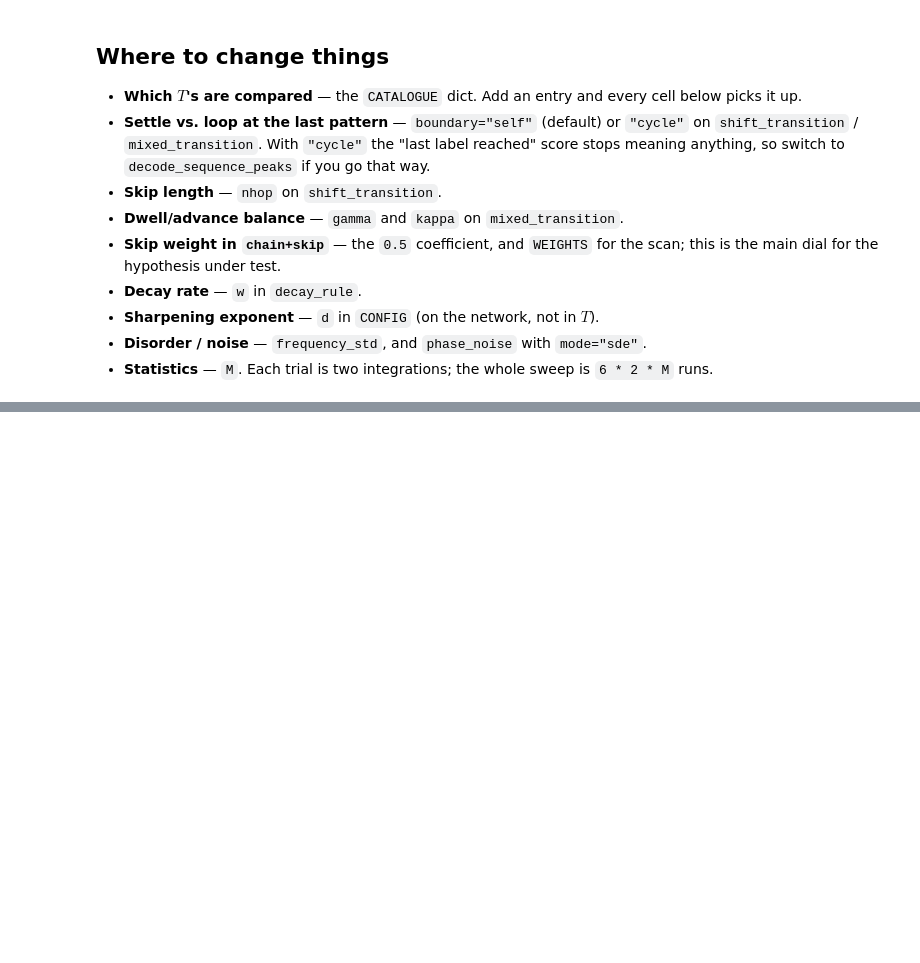
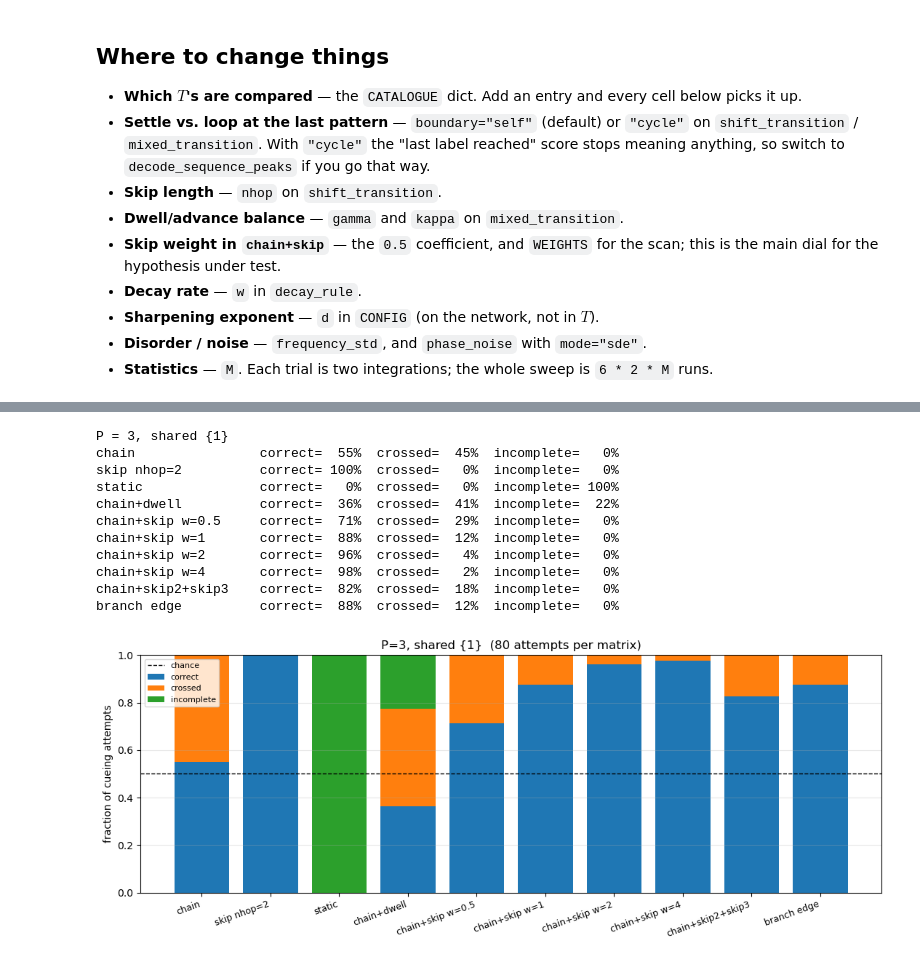
Before and after one commit to dvnrlv/Kuramoto-CD-DAM, a Jupyter notebook: kuramoto/crossover_transition.ipynb, the cells around one changed output, grey strips where cells are left out. Drawn from its saved outputs; the diff is of its cells as text; code cells hidden in the pictures; blank space fills up the shorter version.

```diff
--- a/kuramoto/crossover_transition.ipynb
+++ b/kuramoto/crossover_transition.ipynb
@@ -432,0 +491,33 @@ plt.show()
+# %%
+W_VALUES = [0.0, 0.5, 1.0, 2.0, 4.0]     # the Sigma^(2) weight in chain+skip
+
+def lag_matrix(P_, weights, boundary=None):
+    """gamma = 0 member of the family: sum_k w_k Sigma^(k+1), normalized to unit total weight.
+
+    weights[k] is the weight on the hop-(k+1) term, so weights[0] is the plain chain.
+    Normalizing keeps the total drive independent of how many hops vote, which is what makes
+    these rows comparable to Part I's."""
+    T = sum(w * ktr.shift_transition(P_, nhop=k + 1, boundary=boundary)
+            for k, w in enumerate(weights) if w)
+    return T / sum(w for w in weights if w)
+
+
+def rule_catalogue(P_, shared_run=1, boundary=None):
+    """The table above, at P_ patterns. `branch edge` is the only member that needs the
+    geometry: its hop is nhop = L + 1 for a shared run of length L."""
+    catalogue = {
+        "chain":        lag_matrix(P_, [1.0], boundary=boundary),
+        "skip nhop=2":  ktr.shift_transition(P_, nhop=2, boundary=boundary),
+        "static":       ktr.static_transition(P_, gamma=1.0),
+        "chain+dwell":  ktr.mixed_transition(P_, gamma=0.1, kappa=1.0, boundary=boundary) / 1.1,
+    }
+    for w in W_VALUES[1:]:
+        catalogue[f"chain+skip w={w:g}"] = lag_matrix(P_, [1.0, w], boundary=boundary)
+    catalogue["chain+skip2+skip3"] = lag_matrix(P_, [1.0, 0.5, 0.25], boundary=boundary)
+    catalogue["branch edge"]       = lag_matrix(P_, [1.0] + [0.0] * shared_run + [1.0],
+                                                boundary=boundary)
+    return catalogue
+
+
+for name, T in rule_catalogue(5).items():
+    print(f"{name}\n{np.round(T, 3)}\n")
@@ -432,0 +775,18 @@ plt.show()
+# %%
+print("P = 3, shared {1}")
+out_e1, _ = rule_sweep(rule_catalogue(3, shared_run=1), 3, (1,), duration=60.0)
+plot_rule_outcomes(out_e1, "P=3, shared {1}")
+plt.tight_layout(); plt.show()
+# %% [output]
+P = 3, shared {1}
+chain                correct=  55%  crossed=  45%  incomplete=   0%
+skip nhop=2          correct= 100%  crossed=   0%  incomplete=   0%
+static               correct=   0%  crossed=   0%  incomplete= 100%
+chain+dwell          correct=  36%  crossed=  41%  incomplete=  22%
+chain+skip w=0.5     correct=  71%  crossed=  29%  incomplete=   0%
+chain+skip w=1       correct=  88%  crossed=  12%  incomplete=   0%
+chain+skip w=2       correct=  96%  crossed=   4%  incomplete=   0%
+chain+skip w=4       correct=  98%  crossed=   2%  incomplete=   0%
+chain+skip2+skip3    correct=  82%  crossed=  18%  incomplete=   0%
+branch edge          correct=  88%  crossed=  12%  incomplete=   0%
+[figure, added]
```
Also changed, not shown: parts of 34 cells of this notebook, 1 other file.
